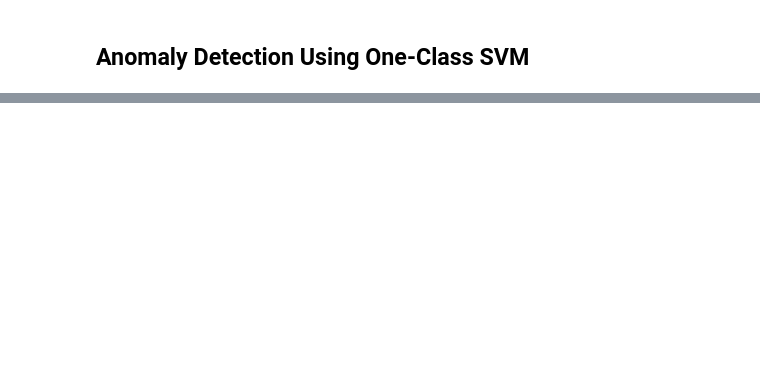
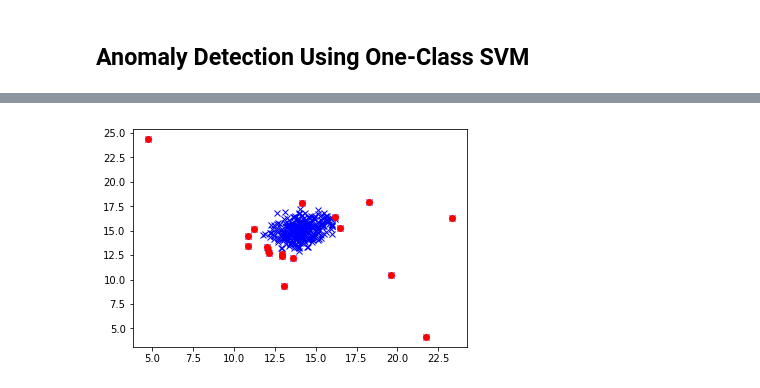
Before and after one commit to mihirkawatra/outlier-detection, a Jupyter notebook: Anomaly Detection.ipynb, the cells around one changed output, grey strips where cells are left out. Cells and saved outputs as stored; diff of their text form; code cells hidden in the pictures; blank space fills up the shorter version.

```diff
--- a/Anomaly Detection.ipynb
+++ b/Anomaly Detection.ipynb
@@ -156,0 +138,20 @@ plt.show()
+# %%
+data = read_dataset(a1)
+# %%
+def twophase(data,tol):
+    kmeans = KMeans(n_clusters=1)
+    kmeans.fit(data)
+
+    distances = []
+    for d in data:
+        dist = np.linalg.norm(np.array(d)-np.array(kmeans.cluster_centers_))
+        distances.append(dist)
+
+    threshold = tol*np.mean(distances)
+    print(threshold)
+    outliers=[]
+    for i in range(len(data)):
+        if(distances[i] > threshold):
+            outliers.append(i)
+
+    return outliers
@@ -156,0 +162,9 @@ plt.show()
+# %%
+plt.figure()
+# plt.xlabel('Latency (ms)')
+# plt.ylabel('Throughput (mb/s)')
+plt.plot(data[:,0],data[:,1],'bx')
+plt.plot(data[outliers,0],data[outliers,1],'ro')
+plt.show()
+# %% [output]
+[figure, added]
```
Also changed, not shown: parts of 17 cells of this notebook, 1 other file.
